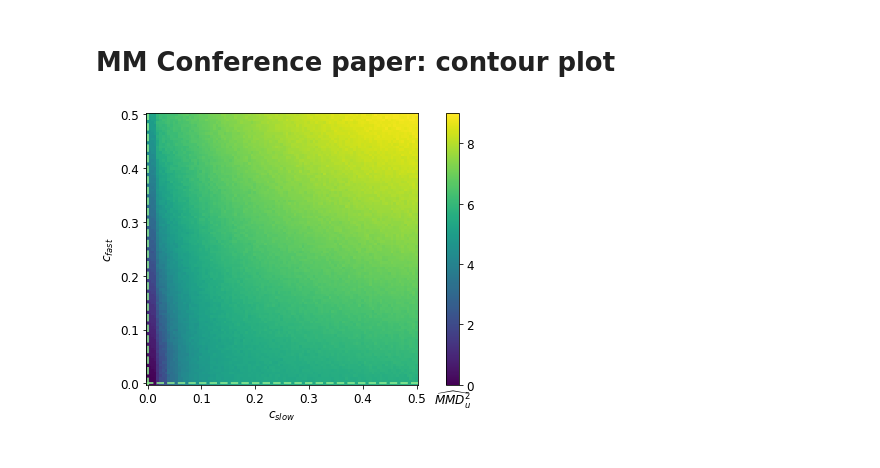
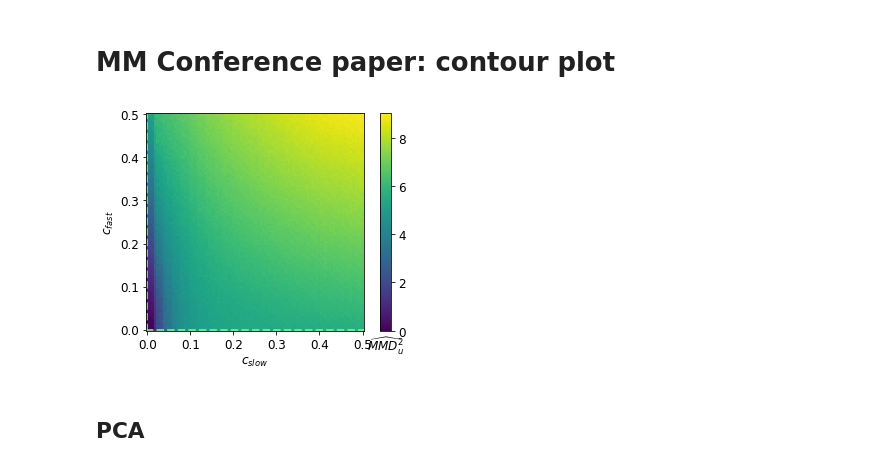
Before and after one commit to marvinschmitt/ModelMisspecificationBF, a Jupyter notebook: abf_ddm.ipynb, the cells around one changed output. Saved outputs shown, nothing was run; the diff lists cells and outputs as text; code cells hidden in the pictures.

```diff
--- a/abf_ddm.ipynb
+++ b/abf_ddm.ipynb
@@ -450,18 +448,20 @@ if RERUN_GRID_EXPERIMENT:
     np.save(f"MMD_DDM_grid.npy", MMD)
 # %%
 MMD = np.load(f"MMD_DDM_grid.npy")
-plt.figure(figsize=(10, 5))
+plt.figure()
 plt.gca().set_aspect('equal', adjustable='box')
 
 plt.pcolor(slow_grid, fast_grid, MMD, shading="nearest")
 plt.xlabel(r"$c_{slow}$")
 plt.ylabel(r"$c_{fast}$")
 plt.axhline(y=0.0, linestyle="--", color="lightgreen", alpha=.80, linewidth=2)
 plt.axvline(x=0.0, linestyle="--", color="lightgreen", alpha=.80, linewidth=2)
 
 cbar = plt.colorbar()
 cbar.ax.set_xlabel(r"$\widehat{MMD}^2_u$")
 
 plt.savefig(f"plots/abf_ddm_grid.{FILEFORMAT}")
 # %% [output]
-[figure, old version]
+[figure, new version]
+# %% [markdown]
+## PCA
```
Also changed, not shown: parts of 18 cells of this notebook.
